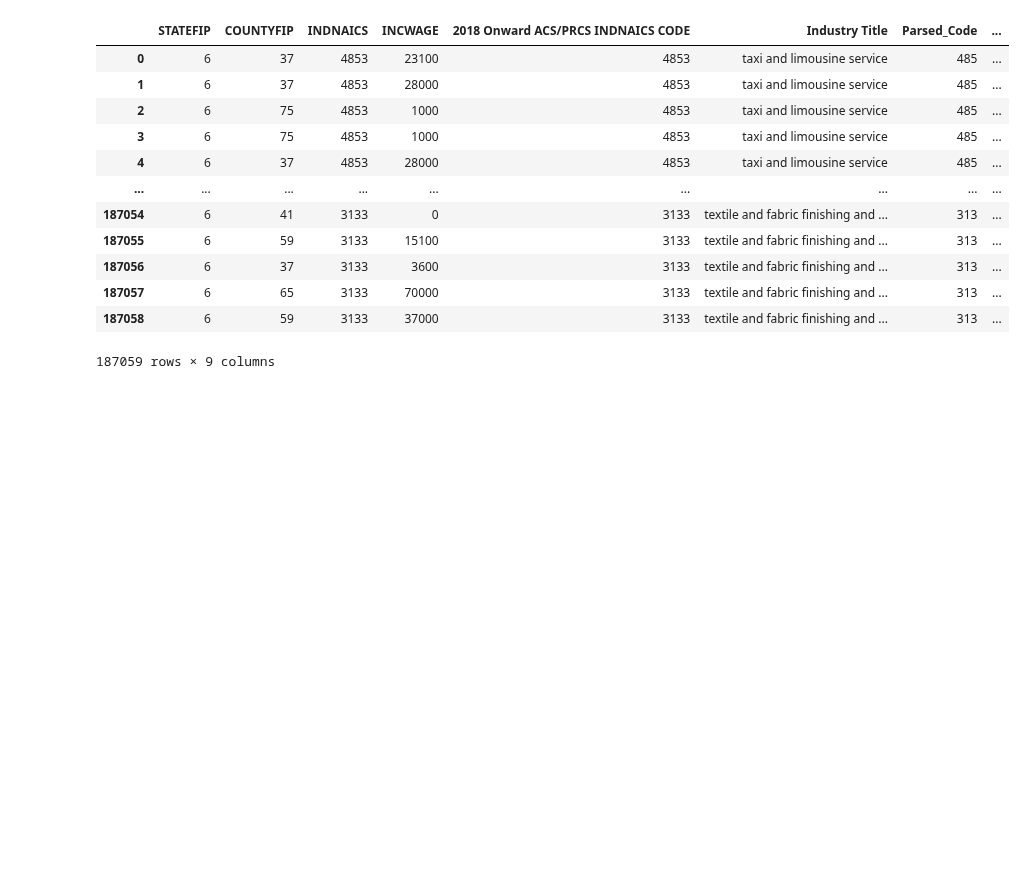
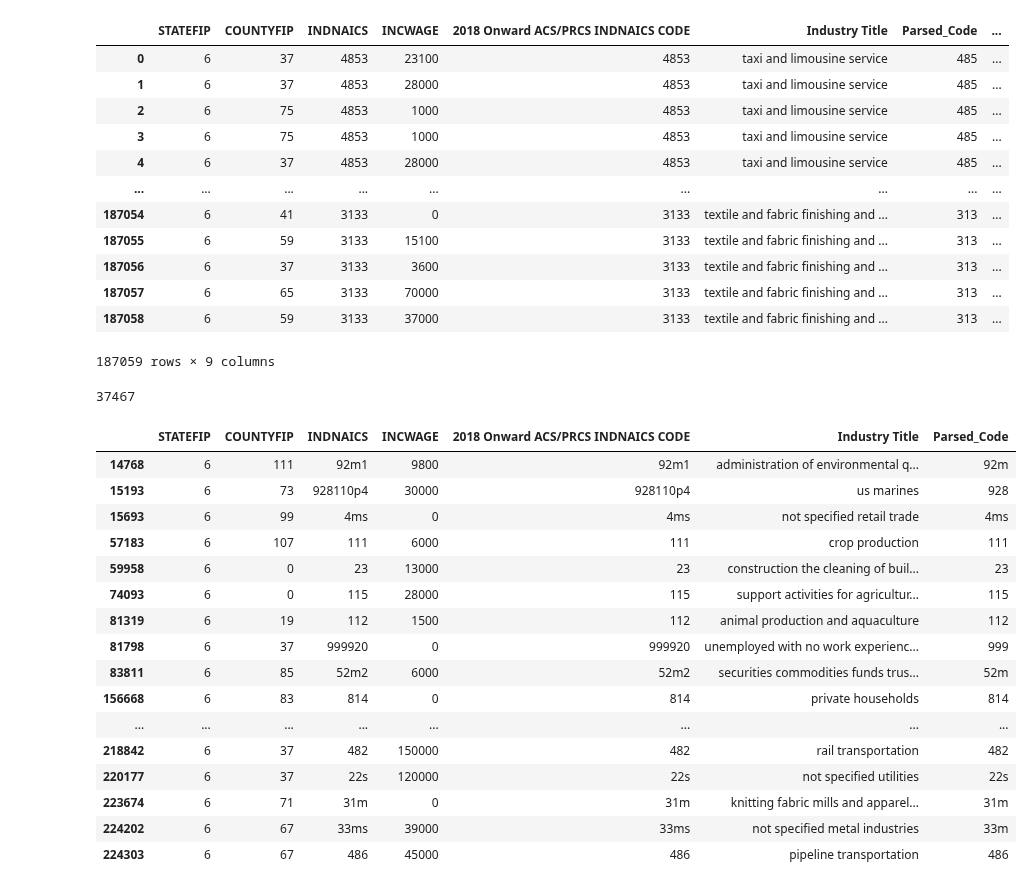
Before and after one commit to cafwd/job_quality_index, a Jupyter notebook: merge-edd-data.ipynb, the cells around one changed output. Saved outputs shown, nothing was run; the diff lists cells and outputs as text; code cells hidden in the pictures; blank space fills up the shorter version.

Commit message:
update edd merge

```diff
--- a/merge-edd-data.ipynb
+++ b/merge-edd-data.ipynb
@@ -180,7 +204,7 @@ edd_merged_test.sort_values(by='Parsed_Code', ascending=True)
 # %%
 edd_merged = edd_merged_test.drop_duplicates(subset='Parsed_Code')
 # %%
-edd_merged = edd_merged[['LMID Industry Title', 'Parsed_Code', 'Current Employment_y']]
+edd_merged = edd_merged[['Industry Title', 'LMID Industry Title', 'Parsed_Code', 'Current Employment_y']]
 # %%
 ipums_merged['Parsed_Code'] = ipums_merged['INDNAICS'].astype(str)
 parsed_codes = []
@@ -259,3 +318,30 @@ code_merge
 | 187057 | 6 | 65 | 3133 | 70000 | 3133 | textile and fabric finishing and ... | 313 | ... |
 | 187058 | 6 | 59 | 3133 | 37000 | 3133 | textile and fabric finishing and ... | 313 | ... |
 187059 rows × 9 columns
+# %%
+pd.set_option('display.max_rows', None)
+code_merge_antijoin = ipums_merged[~ipums_merged['Parsed_Code'].isin(edd_merged['Parsed_Code'])]
+len(code_merge_antijoin)
+# %% [output]
+37467
+# %%
+antijoin_unique = code_merge_antijoin.drop_duplicates(subset='Parsed_Code')
+antijoin_unique
+# %% [output]
+|  | STATEFIP | COUNTYFIP | INDNAICS | INCWAGE | 2018 Onward ACS/PRCS INDNAICS CODE | Industry Title | Parsed_Code |
+| 14768 | 6 | 111 | 92m1 | 9800 | 92m1 | administration of environmental q... | 92m |
+| 15193 | 6 | 73 | 928110p4 | 30000 | 928110p4 | us marines | 928 |
+| 15693 | 6 | 99 | 4ms | 0 | 4ms | not specified retail trade | 4ms |
+| 57183 | 6 | 107 | 111 | 6000 | 111 | crop production | 111 |
+| 59958 | 6 | 0 | 23 | 13000 | 23 | construction the cleaning of buil... | 23 |
+| 74093 | 6 | 0 | 115 | 28000 | 115 | support activities for agricultur... | 115 |
+| 81319 | 6 | 19 | 112 | 1500 | 112 | animal production and aquaculture | 112 |
+| 81798 | 6 | 37 | 999920 | 0 | 999920 | unemployed with no work experienc... | 999 |
+| 83811 | 6 | 85 | 52m2 | 6000 | 52m2 | securities commodities funds trus... | 52m |
+| 156668 | 6 | 83 | 814 | 0 | 814 | private households | 814 |
+| ... | ... | ... | ... | ... | ... | ... | ... |
+| 218842 | 6 | 37 | 482 | 150000 | 482 | rail transportation | 482 |
+| 220177 | 6 | 37 | 22s | 120000 | 22s | not specified utilities | 22s |
+| 223674 | 6 | 71 | 31m | 0 | 31m | knitting fabric mills and apparel... | 31m |
+| 224202 | 6 | 67 | 33ms | 39000 | 33ms | not specified metal industries | 33m |
+| 224303 | 6 | 67 | 486 | 45000 | 486 | pipeline transportation | 486 |
```
Also changed, not shown: parts of 6 cells of this notebook, 1 other file.
